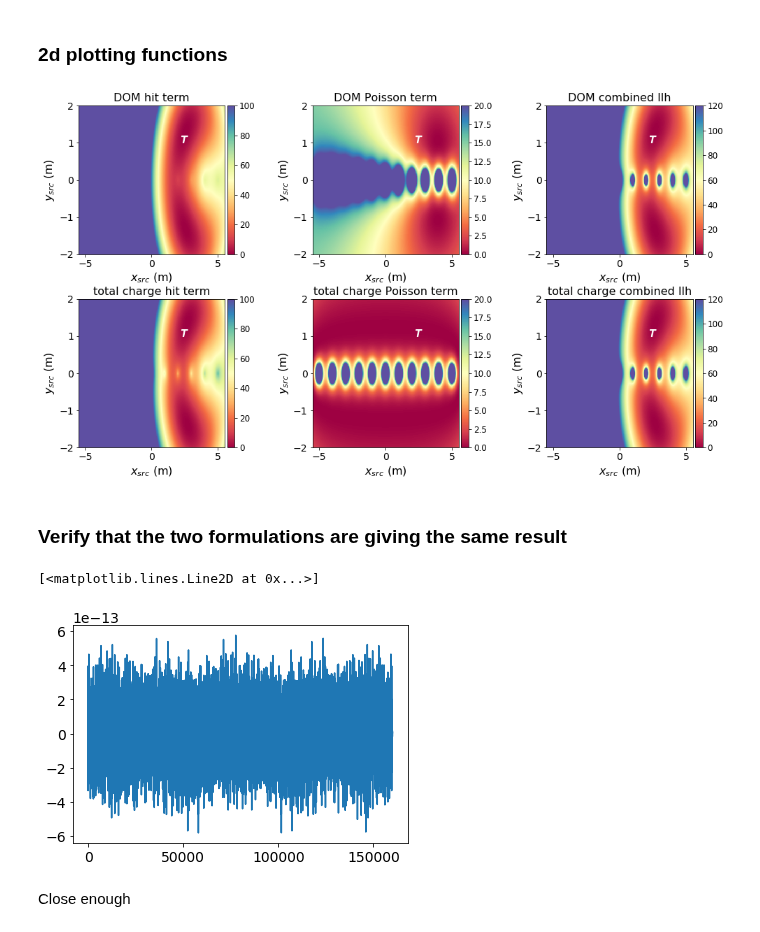
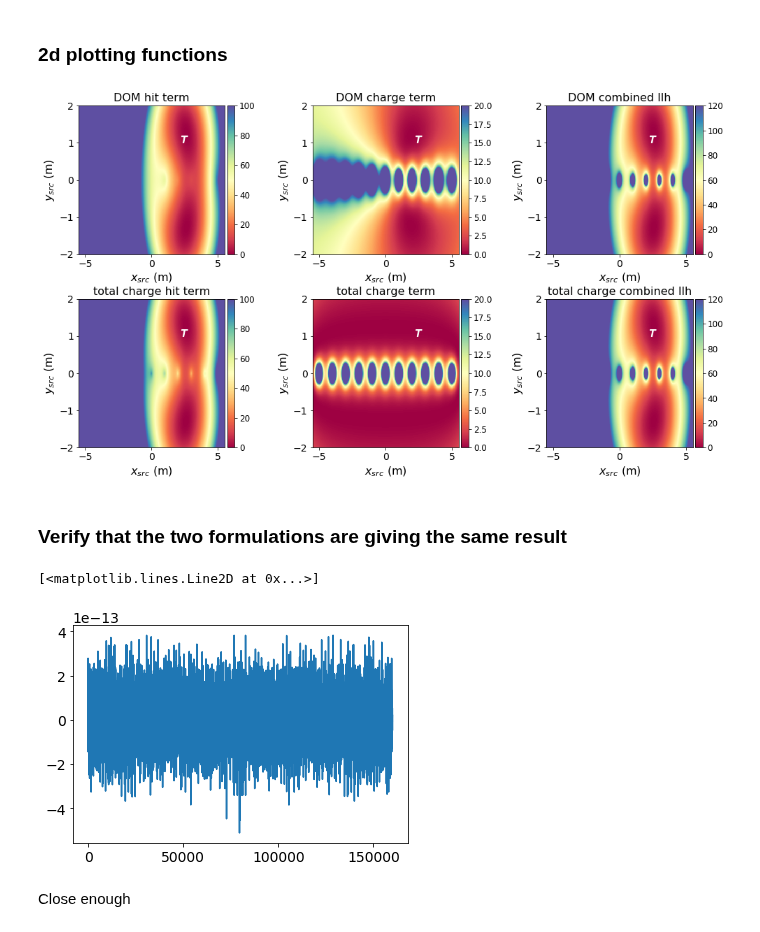
Before and after one commit to philippeller/freeDOM, a Jupyter notebook: notebooks/atfienberg/EML_decomposition.ipynb, the cells around one changed output. Saved outputs shown, nothing was run; the diff lists cells and outputs as text; code cells hidden in the pictures.

```diff
--- a/notebooks/atfienberg/EML_decomposition.ipynb
+++ b/notebooks/atfienberg/EML_decomposition.ipynb
@@ -198,0 +201,9 @@ plot_expectations(example_x_src, example_b_src, example_N_src)
+# %%
+# plot_experiment(example_b_src, example_x_src)
+# plt.show()
+# plot_expectations(example_x_src, example_b_src, example_N_src)
+fig, axes = plt.subplots(nrows=3, ncols=1, figsize=(12, 9))
+plt.subplots_adjust(hspace=0.7)
+flat_axes = axes.flat
+plot_experiment(example_b_src, example_x_src, next(flat_axes))
+plot_expectations(example_x_src, example_b_src, example_N_src, flat_axes=flat_axes)
@@ -297,3 +315,5 @@ def plot_event(Ns, Ns_sensor_idx, ts, ts_sensor_idx, plot_expected=False,
 # %%
-plot_event(*event, plot_expected=True, x_src=example_x_src, b_src=example_b_src, N_src=example_N_src, t_src=0)
+fig = plot_event(*event, plot_expected=True, x_src=example_x_src, b_src=example_b_src, N_src=example_N_src, t_src=0)
+plt.savefig('toy_expt_hit.png', bbox='tight')
+plt.savefig('toy_expt_hit.pdf', bbox='tight')
 # %% [output]
@@ -313,7 +333,7 @@ def log_p_d_t(det_x, t, hypo_x, hypo_b, hypo_t):
     t_exp = arrival_time(det_x, hypo_t, hypo_x, hypo_b)
 
     # t_std could in principle vary with the hypothesis, even though it doesn't in this example
-    return -(t-t_exp)**2/(2*t_std**2) + math.log(t_std)
+    return -(t-t_exp)**2/(2*t_std**2) - math.log(t_std)
 
 
 # dom formulation
@@ -492,7 +512,10 @@ def plot_scan(llh_scan_res, xs, ys, true_x, true_y, axis_labels, vmaxes):
 
         ax.set_xlabel(axis_labels[0])
         ax.set_ylabel(axis_labels[1])
-        ax.set_title(f'{label} Poisson term')
+        if label == 'DOM':
+            ax.set_title(f'{label} charge term')
+        else:
+            ax.set_title(f'total charge term')
         colorbar(m)
 
         ax = next(flat_axes)
@@ -506,18 +529,22 @@ def plot_scan(llh_scan_res, xs, ys, true_x, true_y, axis_labels, vmaxes):
         ax.set_ylabel(axis_labels[1])
         ax.set_title(f'{label} combined llh')
         colorbar(m)
+
+    return fig
 # %%
-plot_scan(llh_pos_scan_res, xs, bs, example_x_src, example_b_src,
-                   axis_labels=['$x_{src}$ (m)', '$y_{src}$ (m)'], vmaxes=[100, 20, 120])
+fig = plot_scan(llh_pos_scan_res, xs, bs, example_x_src, example_b_src,
+                axis_labels=['$x_{src}$ (m)', '$y_{src}$ (m)'], vmaxes=[100, 20, 120])
+plt.savefig('toy_expt_scan.png', bbox='tight')
+plt.savefig('toy_expt_scan.pdf', bbox='tight')
 # %% [output]
-[figure, old version]
+[figure, new version]
 # %% [markdown]
 ### Verify that the two formulations are giving the same result
 # %%
 plt.plot(llh_pos_scan_res[0]+llh_pos_scan_res[1] - llh_pos_scan_res[2] - llh_pos_scan_res[3])
 # %% [output]
 [<matplotlib.lines.Line2D at 0x...>]
-[figure, old version]
+[figure, new version]
 # %% [markdown]
 Close enough
 # %% [markdown]
```
Also changed, not shown: parts of 9 cells of this notebook.
